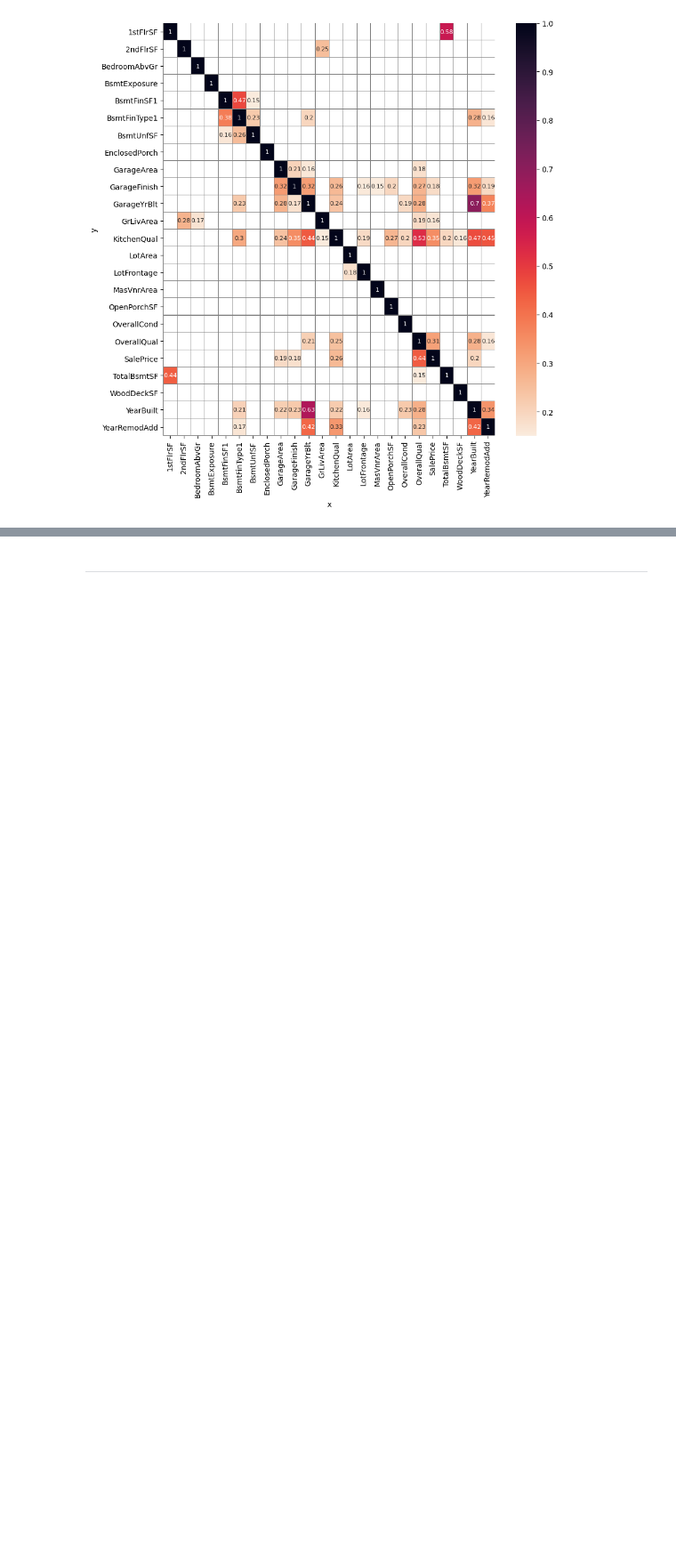
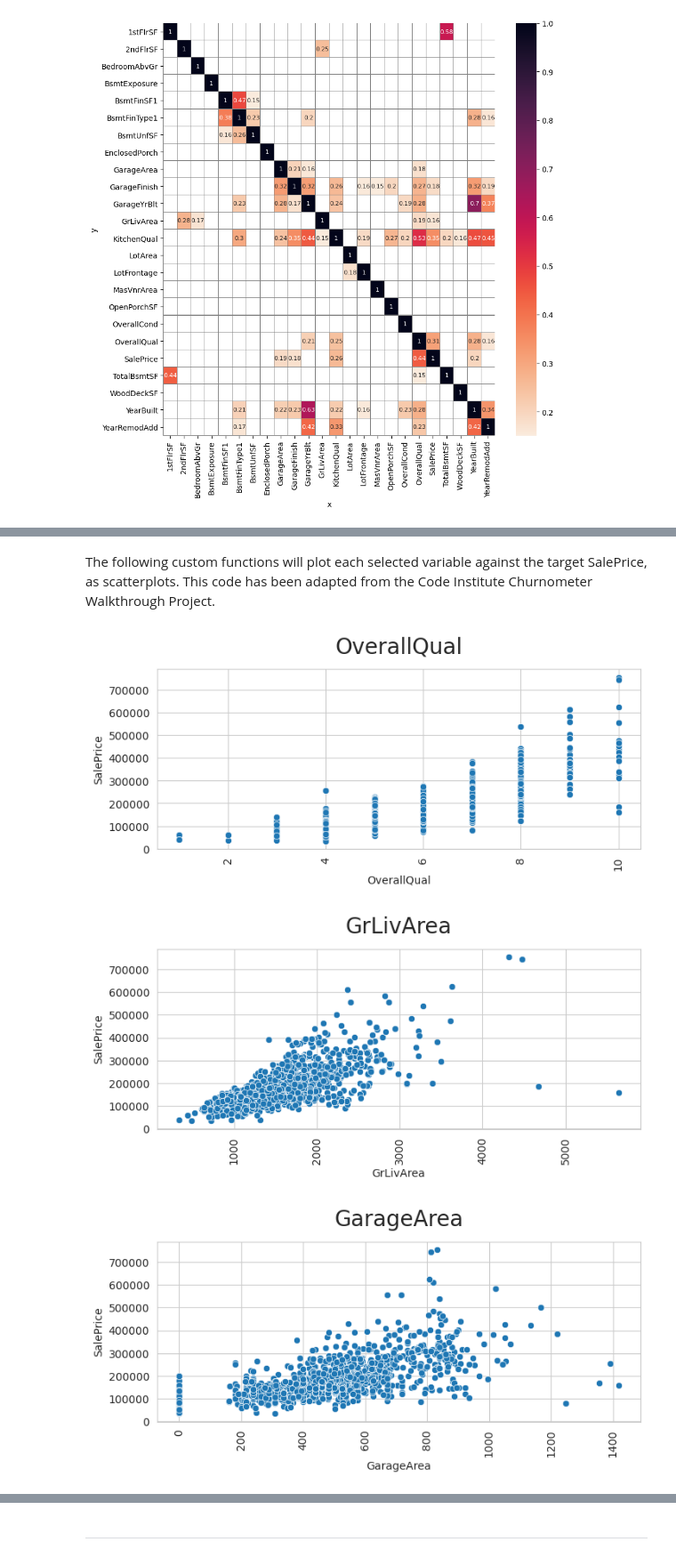
Before and after one commit to ChrisCherng/heritage-housing, a Jupyter notebook: jupyter_notebooks/02. HousePriceCorrelation.ipynb, the cells around one changed output, grey strips where cells are left out. Shown at 89% size. Saved outputs shown, nothing was run; the diff lists cells and outputs as text; code cells hidden in the pictures; blank space fills up the shorter version.

Commit message:
additional analysis in the house price correlation notebook

```diff
--- a/jupyter_notebooks/02. HousePriceCorrelation.ipynb
+++ b/jupyter_notebooks/02. HousePriceCorrelation.ipynb
@@ -194,0 +202,3 @@ The score ranges from 0 (no predictive power) to 1 (perfect predictive power)
+# %%
+vars_to_study = ['OverallQual', 'GrLivArea', 'GarageArea', 'YearBuilt', '1stFlrSF', 'TotalBsmtSF', 'KitchenQual']
+vars_to_study
@@ -194,0 +215,3 @@ The score ranges from 0 (no predictive power) to 1 (perfect predictive power)
+# %%
+df_study = df.filter(vars_to_study + ['SalePrice'])
+df_study
@@ -194,0 +232,26 @@ The score ranges from 0 (no predictive power) to 1 (perfect predictive power)
+# %% [markdown]
+The following custom functions will plot each selected variable against the target SalePrice, as scatterplots.
+This code has been adapted from the Code Institute Churnometer Walkthrough Project.
+# %%
+import matplotlib.pyplot as plt
+import seaborn as sns
+sns.set_style('whitegrid')
+
+
+def plot_scatter(df, col, target_var):
+
+    plt.figure(figsize=(8, 3))
+    sns.scatterplot(data=df, x=col, y=target_var)
+    plt.xticks(rotation=90)
+    plt.title(f"{col}", fontsize=20, y=1.05)
+    plt.show()
+
+
+target_var = 'SalePrice'
+for col in vars_to_study:
+    plot_scatter(df_study, col, target_var)
+    print("\n\n")
+# %% [output]
+[figure, added]
+[figure, added]
+[figure, added]
```
Also changed, not shown: parts of 12 cells of this notebook.
